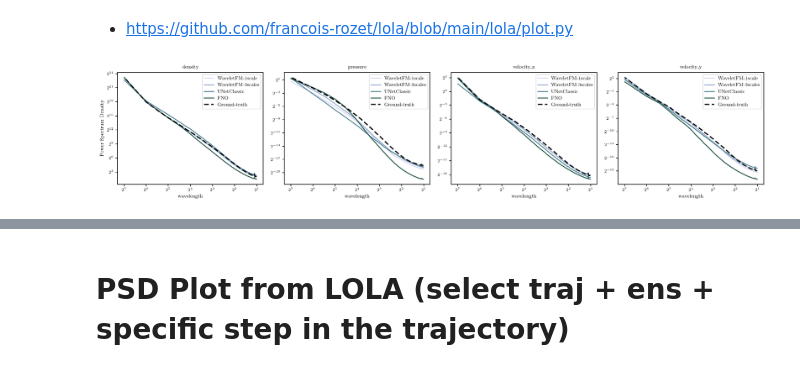
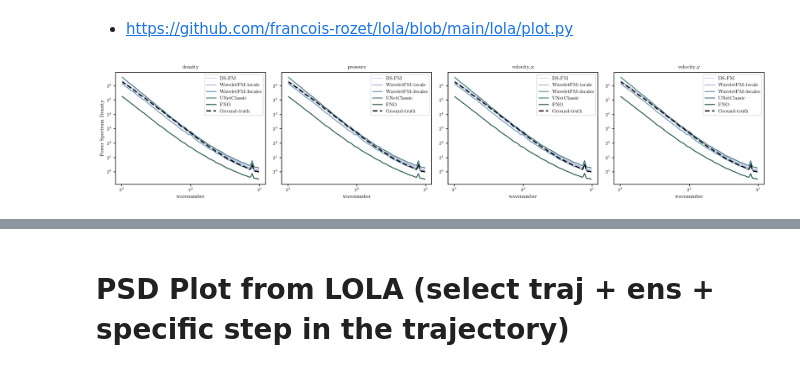
Before and after one commit to gabrieleaccarino/wavelet_flow_matching, a Jupyter notebook: notebooks/rollout_evaluation_turbulence.ipynb, the cells around one changed output, grey strips where cells are left out. Saved outputs shown, nothing was run; the diff lists cells and outputs as text; code cells hidden in the pictures.

```diff
--- a/notebooks/rollout_evaluation_turbulence.ipynb
+++ b/notebooks/rollout_evaluation_turbulence.ipynb
@@ -66,6 +62,7 @@ field_names = [item for sublist in meta_field_names.values() for item in sublist
 RESULT_DIR = f"{PROJECT_ROOT}/experiments/{well_dataset_name}/results"
 
 model_paths = {
+    "DS-FM"                 : f'{RESULT_DIR}/WaveletFlow_{well_dataset_name}_data_space_v1.0_rollout_nsampling_steps20_nensemble1_traj.pkl',
     "WaveletFM-1scale"      : f'{RESULT_DIR}/WaveletFlow_{well_dataset_name}_1scale_db2_v1.0_rollout_nsampling_steps20_nensemble1_traj.pkl',
     "WaveletFM-3scales"     : f'{RESULT_DIR}/WaveletFlow_{well_dataset_name}_3scales_db2_v1.0_rollout_nsampling_steps20_nensemble1_traj.pkl',
     "UNetClassic"           : f'{RESULT_DIR}/UNetClassic_{well_dataset_name}_rollout_traj.pkl',
@@ -73,7 +70,7 @@ model_paths = {
     "FNO"                   : f'{RESULT_DIR}/FNO_{well_dataset_name}_rollout_traj.pkl',
 }
 
-generative_models = ["WaveletFM-1scale", "WaveletFM-3scales"]
+generative_models = ["WaveletFM-1scale", "WaveletFM-3scales", "DS-FM"]
 
 # model data
 rollout_traj = {}
@@ -92,6 +89,7 @@ Ti = 4 # number of initial steps to skip (models start from these, so they are n
 #lead_times = [1, 16, 32, 48, 64, 80, 96]
 
 predictions = {
+    "DS-FM"             : rollout_traj["DS-FM"],
     "WaveletFM-1scale"  : rollout_traj["WaveletFM-1scale"],
     "WaveletFM-3scales" : rollout_traj["WaveletFM-3scales"],
     "UNetClassic"       : rollout_traj["UNetClassic"],
@@ -309,7 +319,7 @@ import math
 gt_label    = "Ground-truth"
 all_models  = [m for m in psd_df["model"].unique() if m != gt_label]
 #palette     = dict(zip(all_models, sns.color_palette("tab10", n_colors=len(all_models))))
-wl_min, wl_max = 1, 128
+wl_min, wl_max = 1, 8#128
 
 
 fig, axs = plt.subplots(
@@ -322,7 +332,7 @@ fig, axs = plt.subplots(
 for col_idx, field in enumerate(field_names):
     ax = axs[0, col_idx]
     # Decide to plot per filed or all together (comment out the field filter)
-    df_field = psd_df[(psd_df["field"] == field) &
+    df_field = psd_df[#(psd_df["field"] == field) &
                       (psd_df["band"] != "vhigh") &
                       (psd_df["wavelength"] >= wl_min) &
                       (psd_df["wavelength"] <= wl_max)]
@@ -352,35 +362,35 @@ for col_idx, field in enumerate(field_names):
         linewidth=2.0,
         label=gt_label,
         ax=ax,
     )
 
     # ── axes: log-log, then invert x (axes-level → invert_xaxis sticks) ───────
     ax.set_xscale("log", base=2)
     ax.set_yscale("log", base=2)
     ax.invert_xaxis()   # large wavelength (low k) on the left
 
     # ── ticks as 2^n ──────────────────────────────────────────────────────────
     wl      = df_field["wavelength"].replace([np.inf], np.nan).dropna()
     exp_min = math.floor(math.log2(wl.min()))
     exp_max = math.ceil(math.log2(wl.max()))
     ticks   = [2 ** e for e in range(exp_min, exp_max + 1)]
     ax.set_xticks(ticks)
     ax.xaxis.set_major_formatter(
         ticker.FuncFormatter(lambda v, _: rf"$2^{{{int(round(math.log2(v)))}}}$" if v > 0 else "")
     )
     ax.xaxis.set_minor_locator(ticker.NullLocator())
 
     ax.set_title(field)
-    ax.set_xlabel("wavelength")
+    ax.set_xlabel("wavenumber")
     ax.set_ylabel("Power Spectrum Density" if col_idx == 0 else "")
 
     handles, labels = ax.get_legend_handles_labels()
     ax.legend(handles, labels, fontsize=8, framealpha=0.7)
 
 fig.tight_layout()
 plt.show()
 # %% [output]
-[figure, old version]
+[figure, new version]
 # %%
 fig = plot_psd_seaborn(
     psd_df=psd_df,
```
Also changed, not shown: parts of 11 cells of this notebook, 9 other files.
